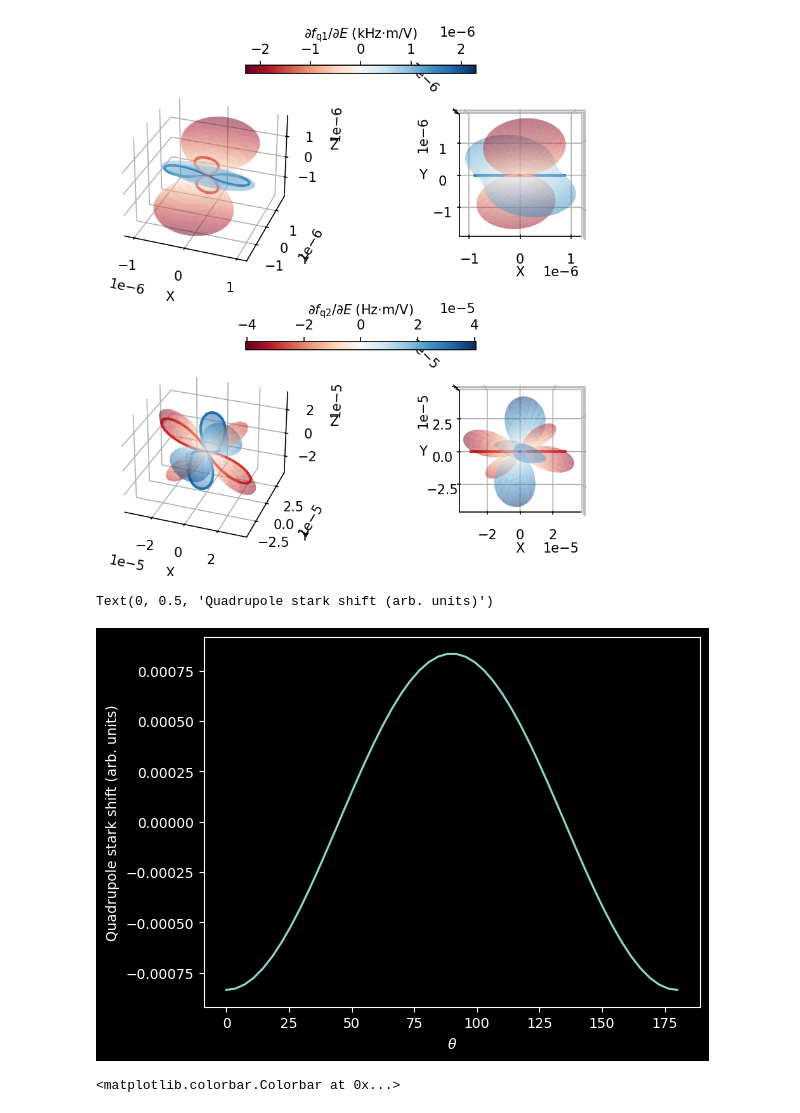
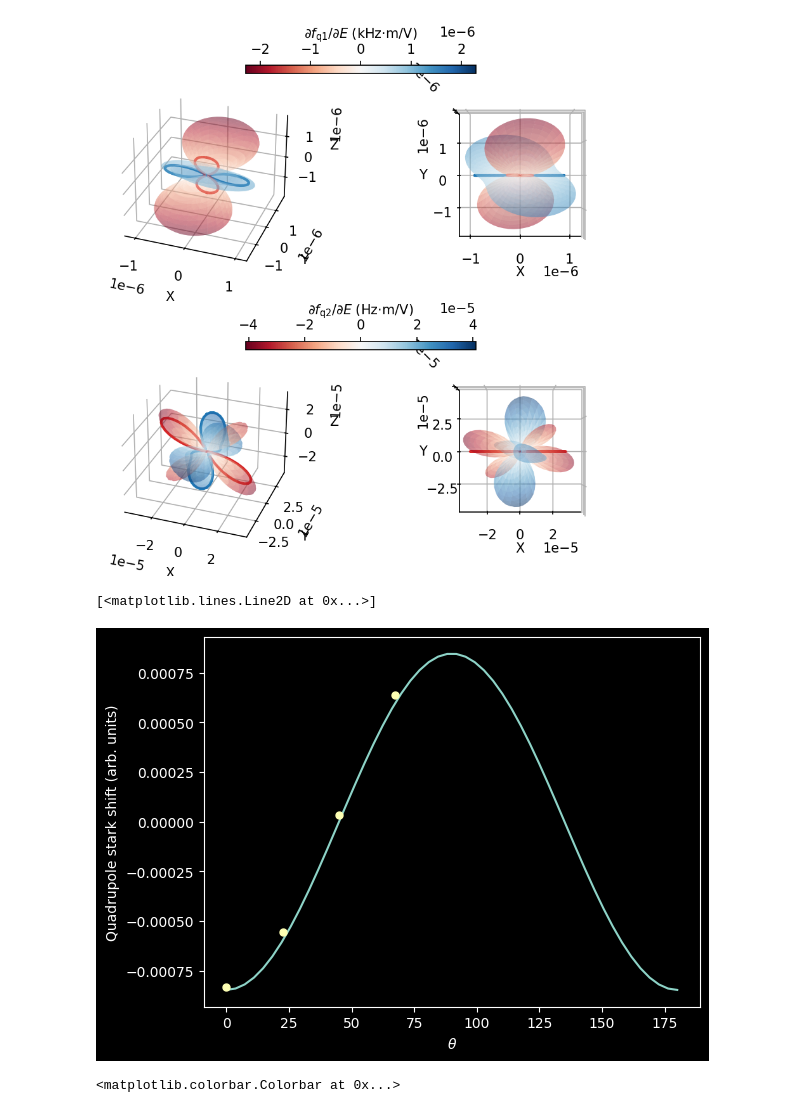
Before and after one commit to arjenvaartjes/Psyduck, a Jupyter notebook: examples/quadrupole modeling/extracting_quadrupole_tensor_few_angles.ipynb, the cells around one changed output. Cells and saved outputs as stored; diff of their text form; code cells hidden in the pictures.

```diff
--- a/examples/quadrupole modeling/extracting_quadrupole_tensor_few_angles.ipynb
+++ b/examples/quadrupole modeling/extracting_quadrupole_tensor_few_angles.ipynb
@@ -26,12 +26,14 @@ fq_3_measured = np.mean(np.diff(np.diff(np.diff(nmr, axis=1), axis=1), axis=1),
 f_ner1_measured = np.array([
     [1/695269,  1/794668, 1/1435812, 0, 1/1426646,  1/804481,  1/694418],
     [ 1/686240, 1/781800, 1/1392608, 0, 1/1432536,  1/794038,  1/684887],
-    [ 1/724982, 1/820604, 1/1461844, 0, 1/1471447,  1/819658,  1/702738]
+    [ 1/724982, 1/820604, 1/1461844, 0, 1/1471447,  1/819658,  1/702738],
+    [1/1007362, 1/1139615, 1/2027774, 0,  1/2062878, 1/1141658,  1/983045]
 ]) * 1e9
 f_ner2_measured = 1/np.array([
     [6199939,  4560535, 3957246, 3999002, 4549282,  6302998],
     [5964587, 4554291, 3907868, 3985586, 4576766, 6594215],
-     [3042804, 2118640, 1842177, 1828053, 2099015, 3039585]
+     [3042804, 2118640, 1842177, 1828053, 2099015, 3039585],
+    [2028237, 1397648, 1206481, 1203026, 1370836, 1985169]
 ]) * 1e9
 # %%
 nmr.shape
@@ -230,11 +233,11 @@ _ner1_mask = f_ner1_measured != 0   # skip the symmetry-forbidden m=-1/2→+1/2
 
 def residual_full(params):
     p = params.valuesdict()
-    fq1_arr   = np.zeros(len(thetas)-1)
-    fq2_arr   = np.zeros(len(thetas)-1)
-    ner1_arr  = np.zeros((len(thetas)-1, 7))
-    ner2_arr  = np.zeros((len(thetas)-1, 6))
-    for t, theta in enumerate(thetas[:-1]):
+    fq1_arr   = np.zeros(len(thetas))
+    fq2_arr   = np.zeros(len(thetas))
+    ner1_arr  = np.zeros((len(thetas), 7))
+    ner2_arr  = np.zeros((len(thetas), 6))
+    for t, theta in enumerate(thetas):
         evals = ionized_hamiltonian(theta, **p_tensor, **p).eigenstates()[0]
         fq1_arr[t]   = np.mean(np.diff(np.diff(evals)))
         fq2_arr[t]   = np.mean(np.diff(np.diff(np.diff(evals))))
@@ -451,13 +428,19 @@ dfq1_stark, dfq2_stark = get_quadrupole_stark_shift(
 plot_quadrupole_stark_shift(dfq1_stark, dfq2_stark, thetas_ss, phis_ss)
 # %% [output]
 [figure]
+# %%
+q_stark_shift_measured = np.array([100/0.75, 88.529, -5.351, -102.260])
 # %%
-plt.plot(thetas_ss/np.pi*180, dfq1_stark[:, 0])
-plt.xlabel(r'$\theta$')
-plt.ylabel(r'Quadrupole stark shift (arb. units)')
+fig, ax = plt.subplots(1,1)
+ax.plot(thetas_ss/np.pi*180, dfq1_stark[:, 0])
+ax.set_xlabel(r'$\theta$')
+ax.set_ylabel(r'Quadrupole stark shift (arb. units)')
+scale_dc_gate = 6.25e-6
+
+ax.plot(thetas/np.pi*180, q_stark_shift_measured*-scale_dc_gate, '.', markersize=10)
 # %% [output]
-Text(0, 0.5, 'Quadrupole stark shift (arb. units)')
+[<matplotlib.lines.Line2D at 0x...>]
-[figure, old version]
+[figure, new version]
 # %%
 plt.pcolormesh(phis_ss/np.pi*180, thetas_ss/np.pi*180, dfq1_stark, cmap='RdBu')
 plt.xlabel(r'$\phi$')
```
Also changed, not shown: parts of 6 cells of this notebook.
